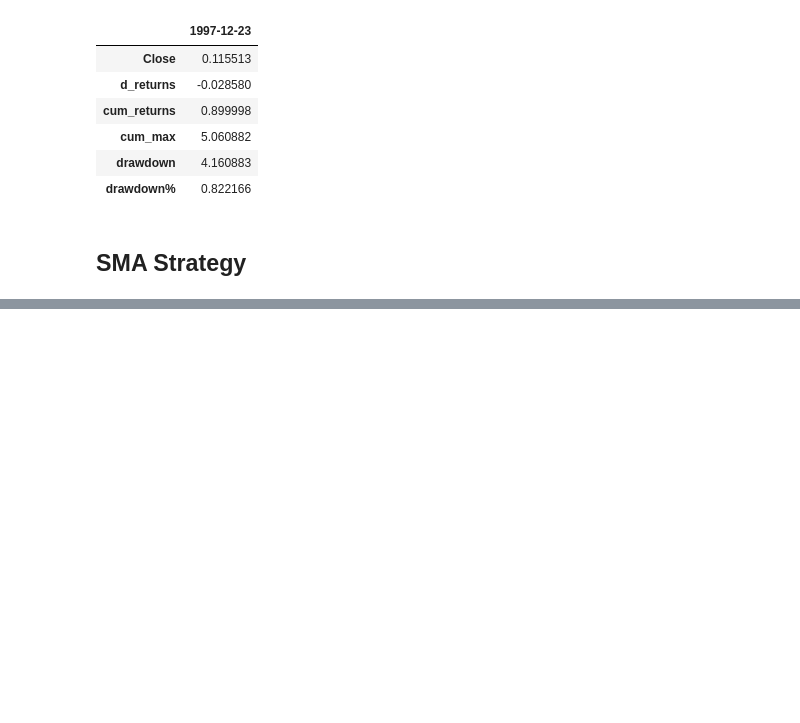
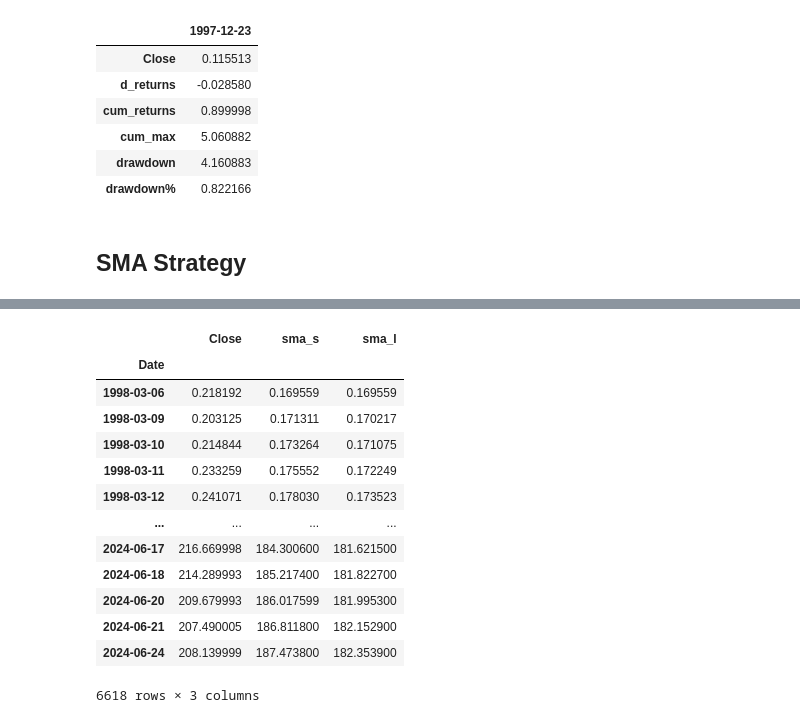
Before and after one commit to Stoic-Angel/QuantShit, a Jupyter notebook: Quant Trading QuantProgram.ipynb, the cells around one changed output, grey strips where cells are left out. Cells and saved outputs as stored; diff of their text form; code cells hidden in the pictures; blank space fills up the shorter version.

```diff
--- a/Quant Trading QuantProgram.ipynb
+++ b/Quant Trading QuantProgram.ipynb
@@ -736,0 +787,17 @@ data = apple['Close'].loc[(apple.index >= apple['drawdown%'].idxmax())]
+# %%
+data
+# %% [output]
+|  | Close | sma_s | sma_l |
+| Date |  |  |  |
+| 1998-03-06 | 0.218192 | 0.169559 | 0.169559 |
+| 1998-03-09 | 0.203125 | 0.171311 | 0.170217 |
+| 1998-03-10 | 0.214844 | 0.173264 | 0.171075 |
+| 1998-03-11 | 0.233259 | 0.175552 | 0.172249 |
+| 1998-03-12 | 0.241071 | 0.178030 | 0.173523 |
+| ... | ... | ... | ... |
+| 2024-06-17 | 216.669998 | 184.300600 | 181.621500 |
+| 2024-06-18 | 214.289993 | 185.217400 | 181.822700 |
+| 2024-06-20 | 209.679993 | 186.017599 | 181.995300 |
+| 2024-06-21 | 207.490005 | 186.811800 | 182.152900 |
+| 2024-06-24 | 208.139999 | 187.473800 | 182.353900 |
+6618 rows × 3 columns
```
Also changed, not shown: parts of 24 cells of this notebook.
